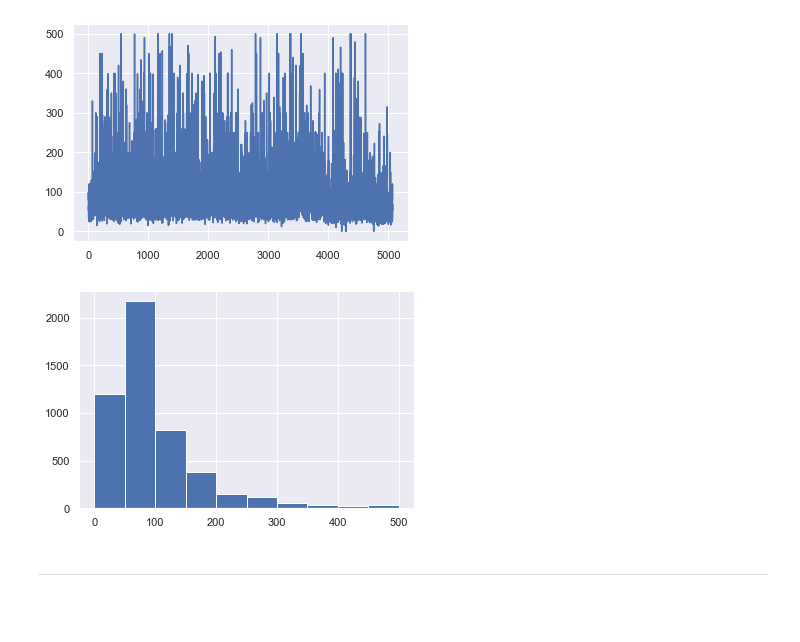
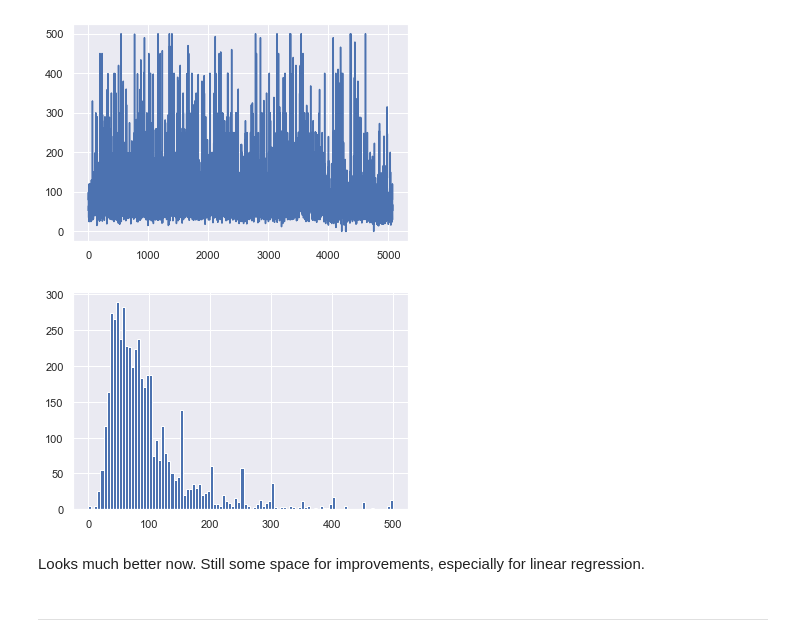
Before and after one commit to rmnng/dsblogpost, a Jupyter notebook: 3. Where to find the best place.ipynb, the cells around one changed output. Cells and saved outputs as stored; diff of their text form; code cells hidden in the pictures; blank space fills up the shorter version.

```diff
--- a/3. Where to find the best place.ipynb
+++ b/3. Where to find the best place.ipynb
@@ -49,7 +43,7 @@ dtype: object
 # %% [markdown]
 #### Convert **price** to float
 # %%
-df_list['price']=df_list['price'].replace(to_replace='[\$,]', value='', regex=True).astype(float)
+df_list.price=df_list.price.replace(to_replace='[\$,]', value='', regex=True).astype(float)
 # %% [markdown]
 ___
 # %% [markdown]
@@ -82,14 +77,16 @@ ax.set_xlim(left=0, right=800);
 # %% [markdown]
 ### Prices above $500 are outliers, let's remove them before starting the analysis
 # %%
-df_list = df_list[df_list['price']<=500]
-df_list['price'].plot();
+df_list = df_list[df_list.price<=500]
+df_list.price.plot();
 # %% [output]
 [figure]
 # %%
-df_list['price'].hist();
+df_list.price.hist(bins=100);
 # %% [output]
-[figure, old version]
+[figure, new version]
+# %% [markdown]
+Looks much better now. Still some space for improvements, especially for linear regression.
 # %% [markdown]
 ___
 # %% [markdown]
```
Also changed, not shown: parts of 58 cells of this notebook, 4 other files.
